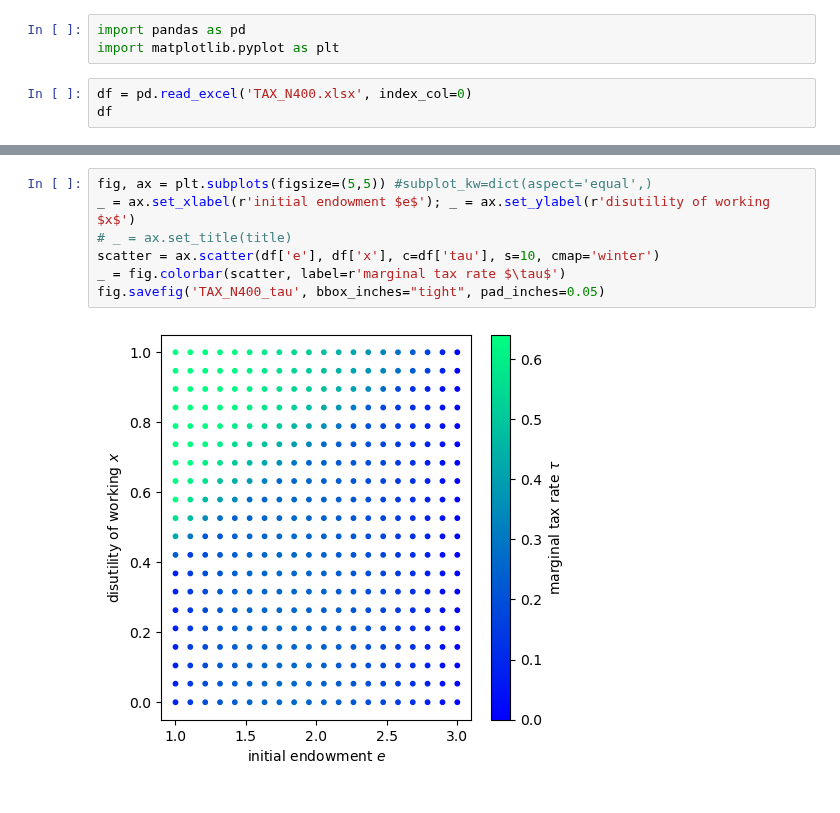
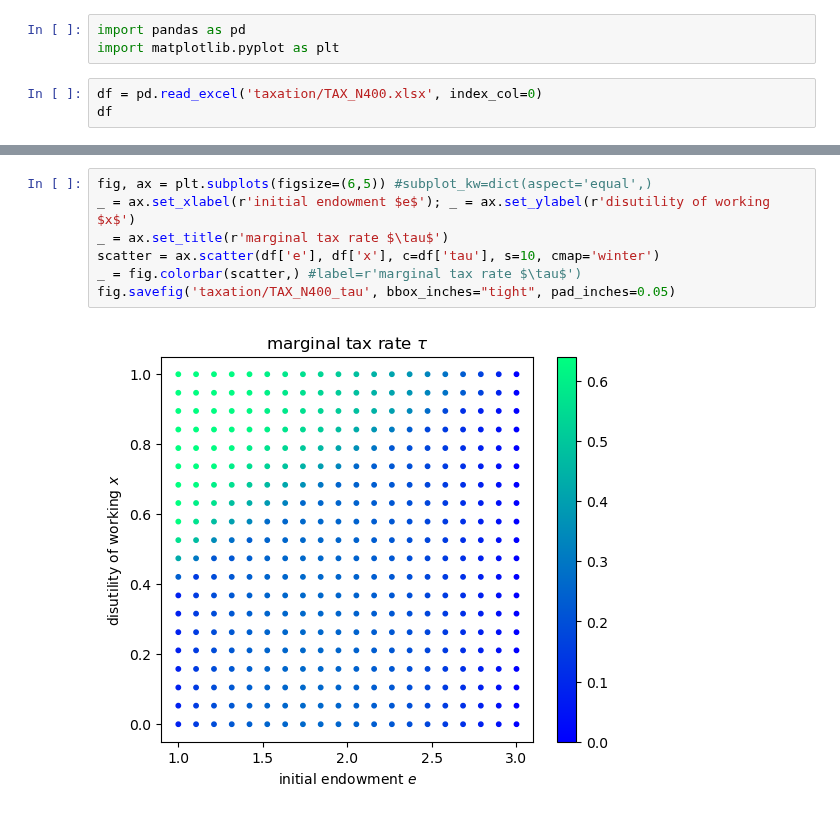
Before and after one commit to x-dupuis/screening-algo, a Jupyter notebook: examples/results/plot_from_excel.ipynb, the cells around one changed output, grey strips where cells are left out. Saved outputs shown, nothing was run; the diff lists cells and outputs as text.

```diff
--- a/examples/results/plot_from_excel.ipynb
+++ b/examples/results/plot_from_excel.ipynb
@@ -2,7 +2,7 @@
 import pandas as pd
 import matplotlib.pyplot as plt
 # %%
-df = pd.read_excel('TAX_N400.xlsx', index_col=0)
+df = pd.read_excel('taxation/TAX_N400.xlsx', index_col=0)
 df
 # %% [output]
 |  | e | x | s | c | l | tau | U | T | c2 |
@@ -30,9 +30,9 @@ fig.savefig('TAX_N400_labor', bbox_inches="tight", pad_inches=0.05)
 # %%
-fig, ax = plt.subplots(figsize=(5,5)) #subplot_kw=dict(aspect='equal',)
+fig, ax = plt.subplots(figsize=(6,5)) #subplot_kw=dict(aspect='equal',)
 _ = ax.set_xlabel(r'initial endowment $e$'); _ = ax.set_ylabel(r'disutility of working $x$')
-# _ = ax.set_title(title)
+_ = ax.set_title(r'marginal tax rate $\tau$')
 scatter = ax.scatter(df['e'], df['x'], c=df['tau'], s=10, cmap='winter')
-_ = fig.colorbar(scatter, label=r'marginal tax rate $\tau$')
-fig.savefig('TAX_N400_tau', bbox_inches="tight", pad_inches=0.05)
+_ = fig.colorbar(scatter,) #label=r'marginal tax rate $\tau$')
+fig.savefig('taxation/TAX_N400_tau', bbox_inches="tight", pad_inches=0.05)
 # %% [output]
-[figure, old version]
+[figure, new version]
```
Also changed, not shown: parts of 2 cells of this notebook, 13 other files.
